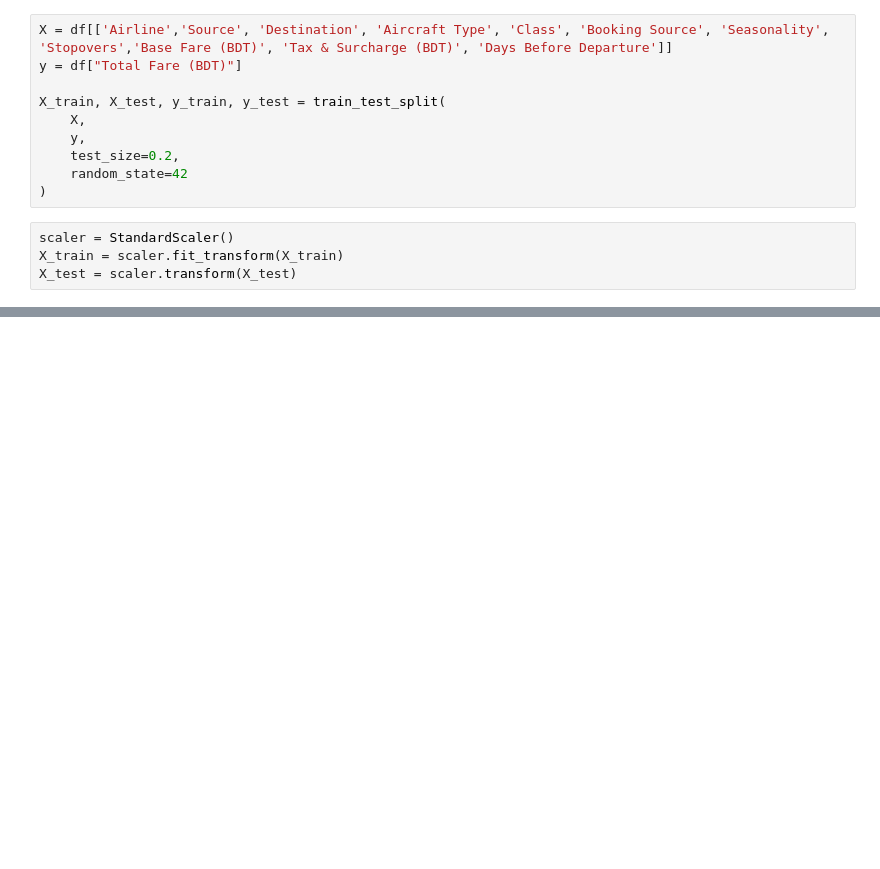
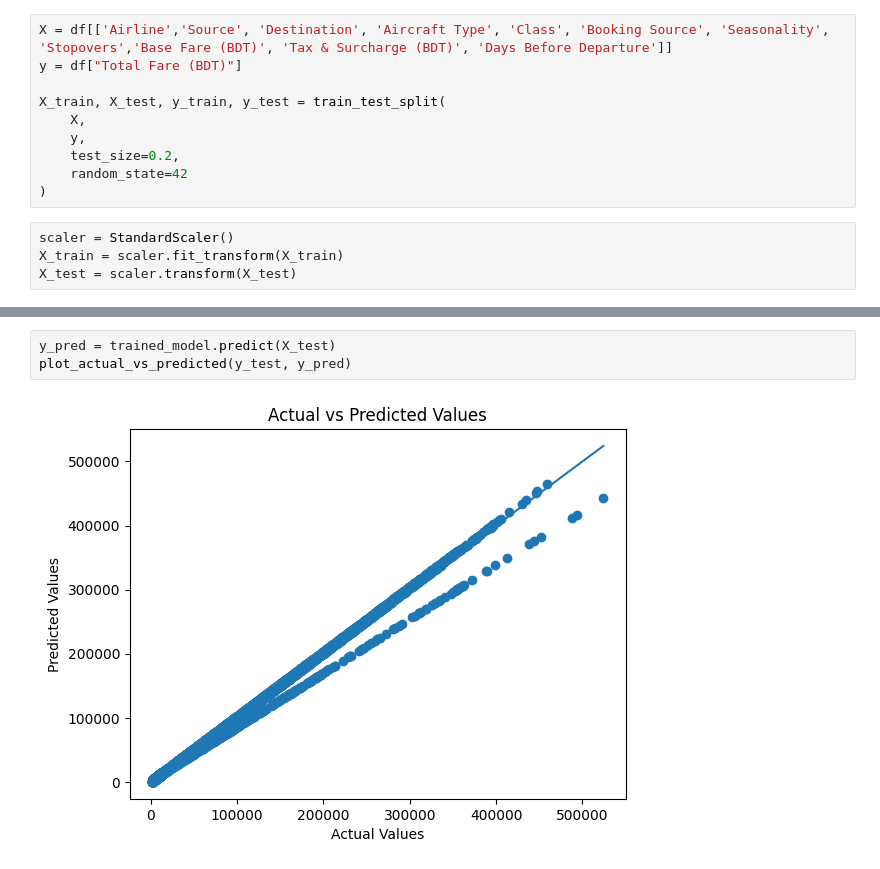
Before and after one commit to Richard-Sarfo/Flight_Price_Prediction, a Jupyter notebook: notebook.ipynb, the cells around one changed output, grey strips where cells are left out. Drawn from its saved outputs; the diff is of its cells as text; blank space fills up the shorter version.

Commit message:
actual against predicted values

```diff
--- a/notebook.ipynb
+++ b/notebook.ipynb
@@ -254,0 +255,5 @@ trained_model, mse = train_model(
+# %%
+y_pred = trained_model.predict(X_test)
+plot_actual_vs_predicted(y_test, y_pred)
+# %% [output]
+[figure, added]
```
Also changed, not shown: parts of 5 cells of this notebook, 1 other file.
